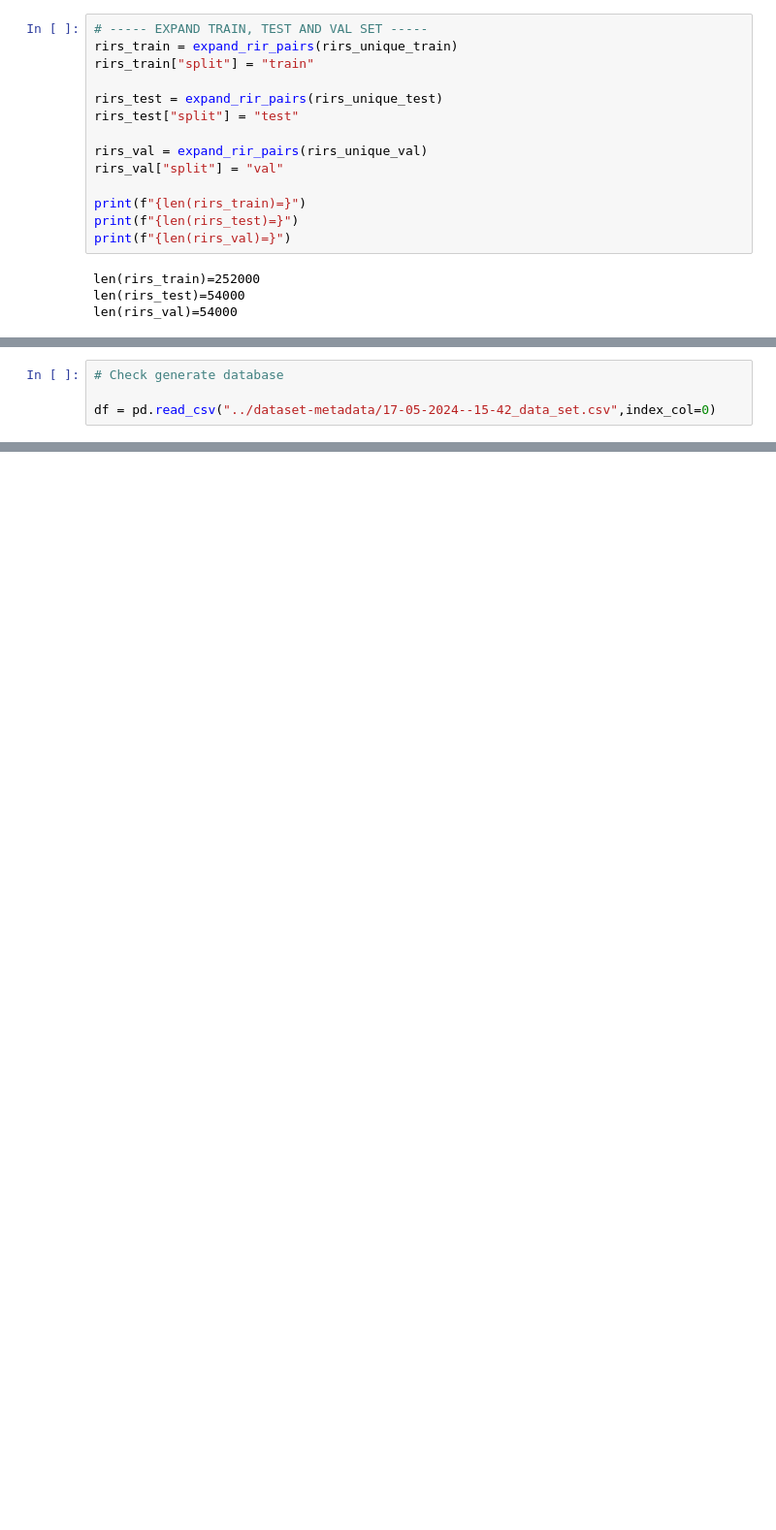
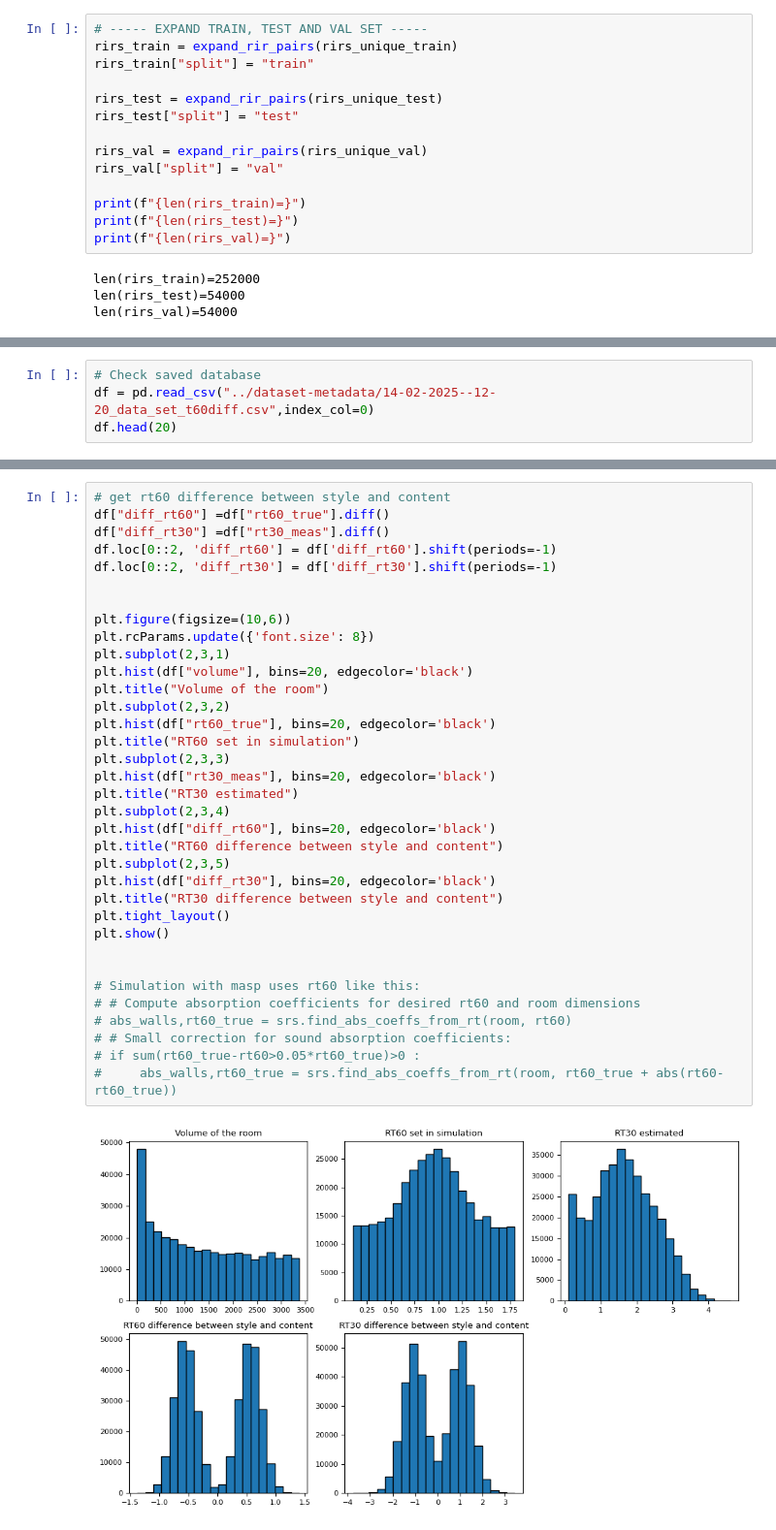
Before and after one commit to joaluba/reverb-match-cond-u-net, a Jupyter notebook: notebooks/dataset_prepare_metadata.ipynb, the cells around one changed output, grey strips where cells are left out. Shown at 97% size. Cells and saved outputs as stored; diff of their text form; blank space fills up the shorter version.

Commit message:
second round - new data set, starting evaluation

```diff
--- a/notebooks/dataset_prepare_metadata.ipynb
+++ b/notebooks/dataset_prepare_metadata.ipynb
@@ -346,4 +362,4 @@ rirs_speech_val= pd.concat([rirs_val[rirs_val["split"]=="train"].reset_index(dro
 # %%
-# Check generate database
-
-df = pd.read_csv("../dataset-metadata/17-05-2024--15-42_data_set.csv",index_col=0)
+# Check saved database
+df = pd.read_csv("../dataset-metadata/14-02-2025--12-20_data_set_t60diff.csv",index_col=0)
+df.head(20)
@@ -365,0 +406,37 @@ df.head(100)
+# %%
+# get rt60 difference between style and content
+df["diff_rt60"] =df["rt60_true"].diff()
+df["diff_rt30"] =df["rt30_meas"].diff()
+df.loc[0::2, 'diff_rt60'] = df['diff_rt60'].shift(periods=-1)
+df.loc[0::2, 'diff_rt30'] = df['diff_rt30'].shift(periods=-1)
+
+
+plt.figure(figsize=(10,6))
+plt.rcParams.update({'font.size': 8})
+plt.subplot(2,3,1)
+plt.hist(df["volume"], bins=20, edgecolor='black')
+plt.title("Volume of the room")
+plt.subplot(2,3,2)
+plt.hist(df["rt60_true"], bins=20, edgecolor='black')
+plt.title("RT60 set in simulation")
+plt.subplot(2,3,3)
+plt.hist(df["rt30_meas"], bins=20, edgecolor='black')
+plt.title("RT30 estimated")
+plt.subplot(2,3,4)
+plt.hist(df["diff_rt60"], bins=20, edgecolor='black')
+plt.title("RT60 difference between style and content")
+plt.subplot(2,3,5)
+plt.hist(df["diff_rt30"], bins=20, edgecolor='black')
+plt.title("RT30 difference between style and content")
+plt.tight_layout()
+plt.show()
+
+
+# Simulation with masp uses rt60 like this:
+# # Compute absorption coefficients for desired rt60 and room dimensions
+# abs_walls,rt60_true = srs.find_abs_coeffs_from_rt(room, rt60)
+# # Small correction for sound absorption coefficients:
+# if sum(rt60_true-rt60>0.05*rt60_true)>0 :
+#     abs_walls,rt60_true = srs.find_abs_coeffs_from_rt(room, rt60_true + abs(rt60-rt60_true))
+# %% [output]
+[figure, added]
```
Also changed, not shown: parts of 14 cells of this notebook, 7 other files.
